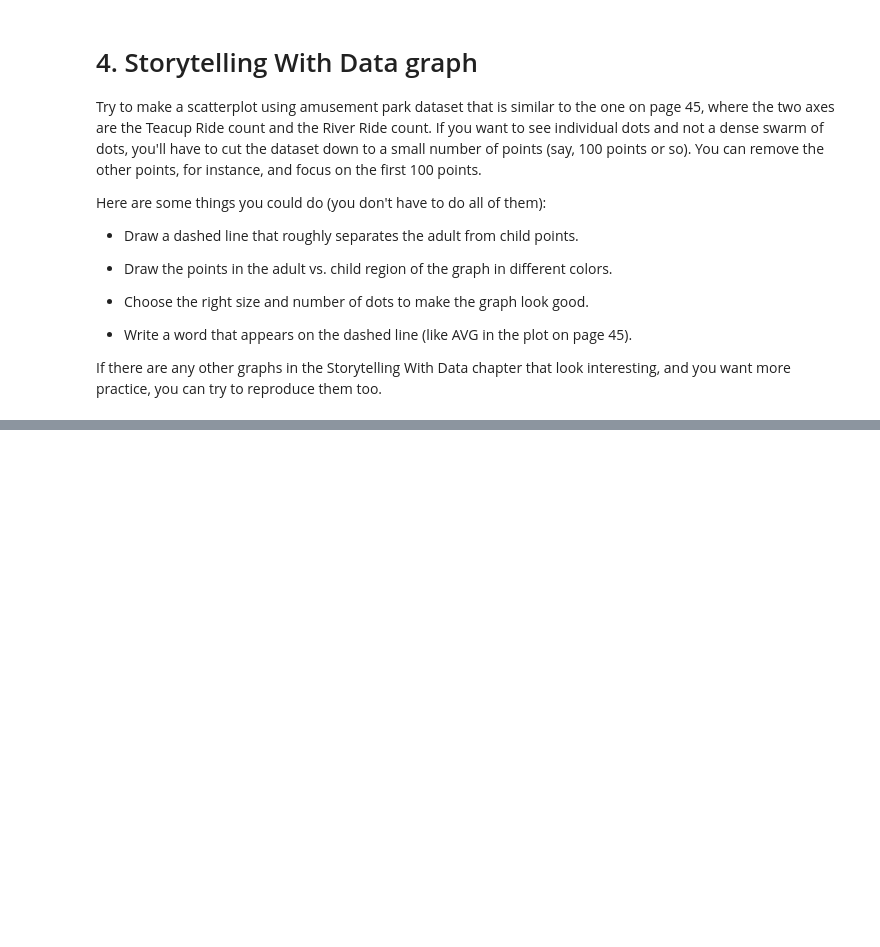
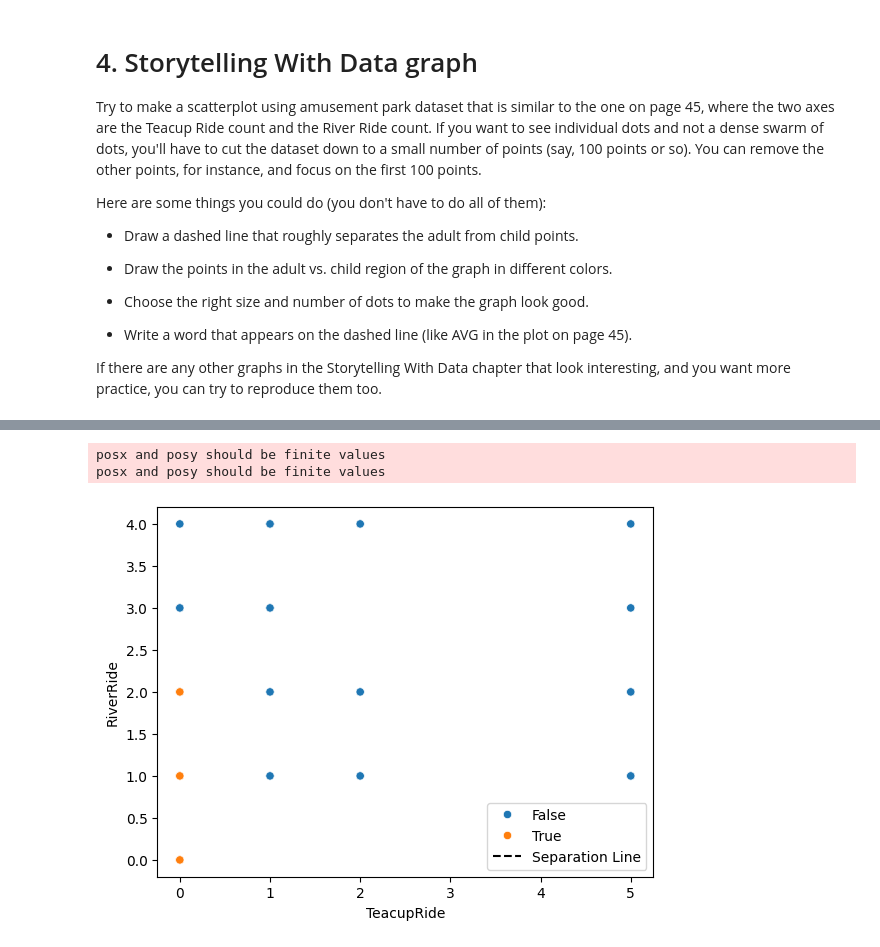
Before and after one commit to Rocking-Priya/2025-spring-B2, a Jupyter notebook: Week3.ipynb, the cells around one changed output, grey strips where cells are left out. Saved outputs shown, nothing was run; the diff lists cells and outputs as text; code cells hidden in the pictures; blank space fills up the shorter version.

```diff
--- a/Week3.ipynb
+++ b/Week3.ipynb
@@ -494,0 +520,25 @@ If there are any other graphs in the Storytelling With Data chapter that look in
+# %%
+
+# Find median RiverRide count for adults and children
+adult_median = df[df["IsAdult"] == True]["RiverRide"].median()
+child_median = df[df["IsAdult"] == False]["RiverRide"].median()
+
+# Set the separation line at the midpoint between the two medians
+separation_y = (adult_median + child_median) / 2
+
+# Scatter plot
+sns.scatterplot(data=df_small, x="TeacupRide", y="RiverRide", hue="IsAdult")
+
+# Add dashed separation line
+plt.axhline(y=separation_y, linestyle="dashed", color="black", label="Separation Line")
+
+# Add label to the line
+plt.text(x=df["TeacupRide"].max() / 2, y=separation_y + 0.2, s="AVG", fontsize=12, color="black")
+
+# Show plot
+plt.legend()
+plt.show()
+# %% [output]
+posx and posy should be finite values
+posx and posy should be finite values
+[figure, added]
```
Also changed, not shown: parts of 5 cells of this notebook.
